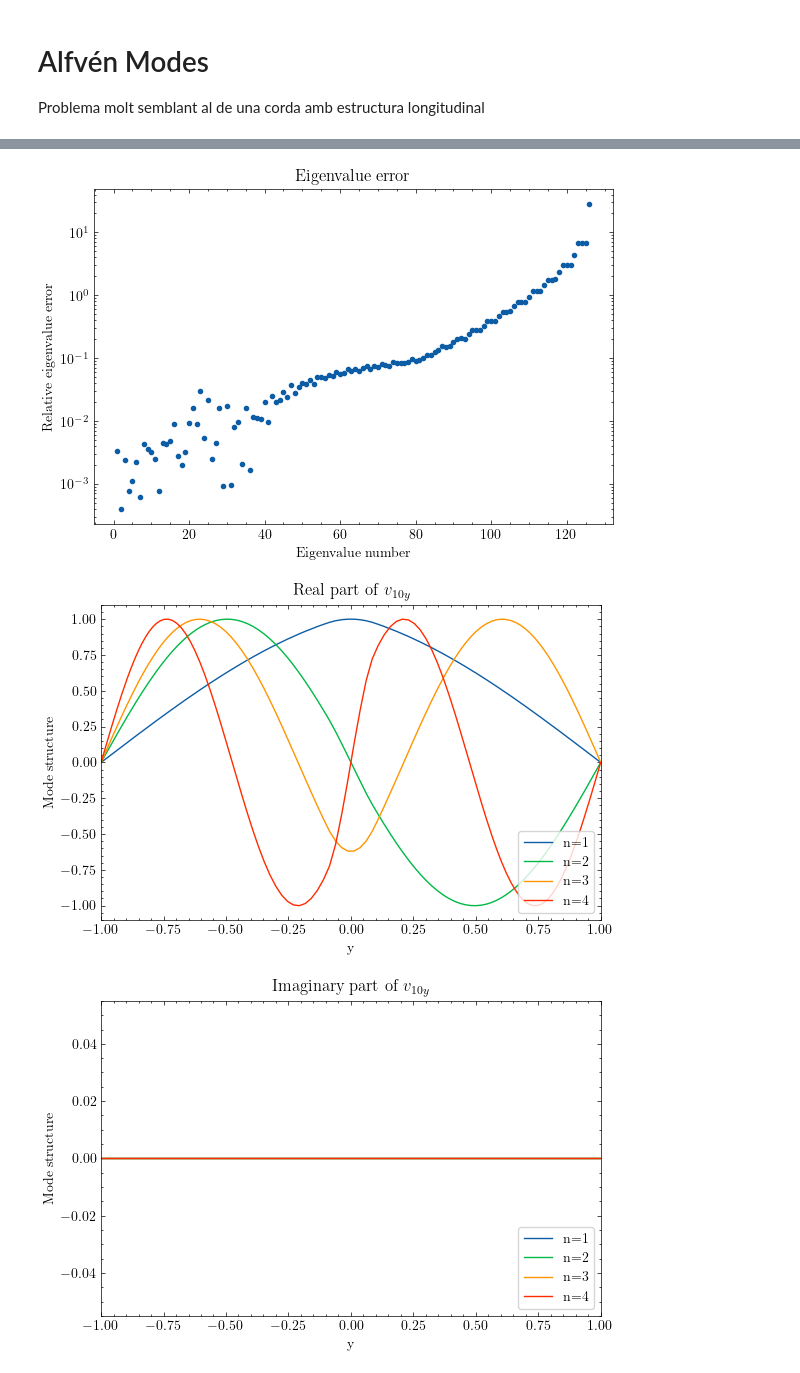
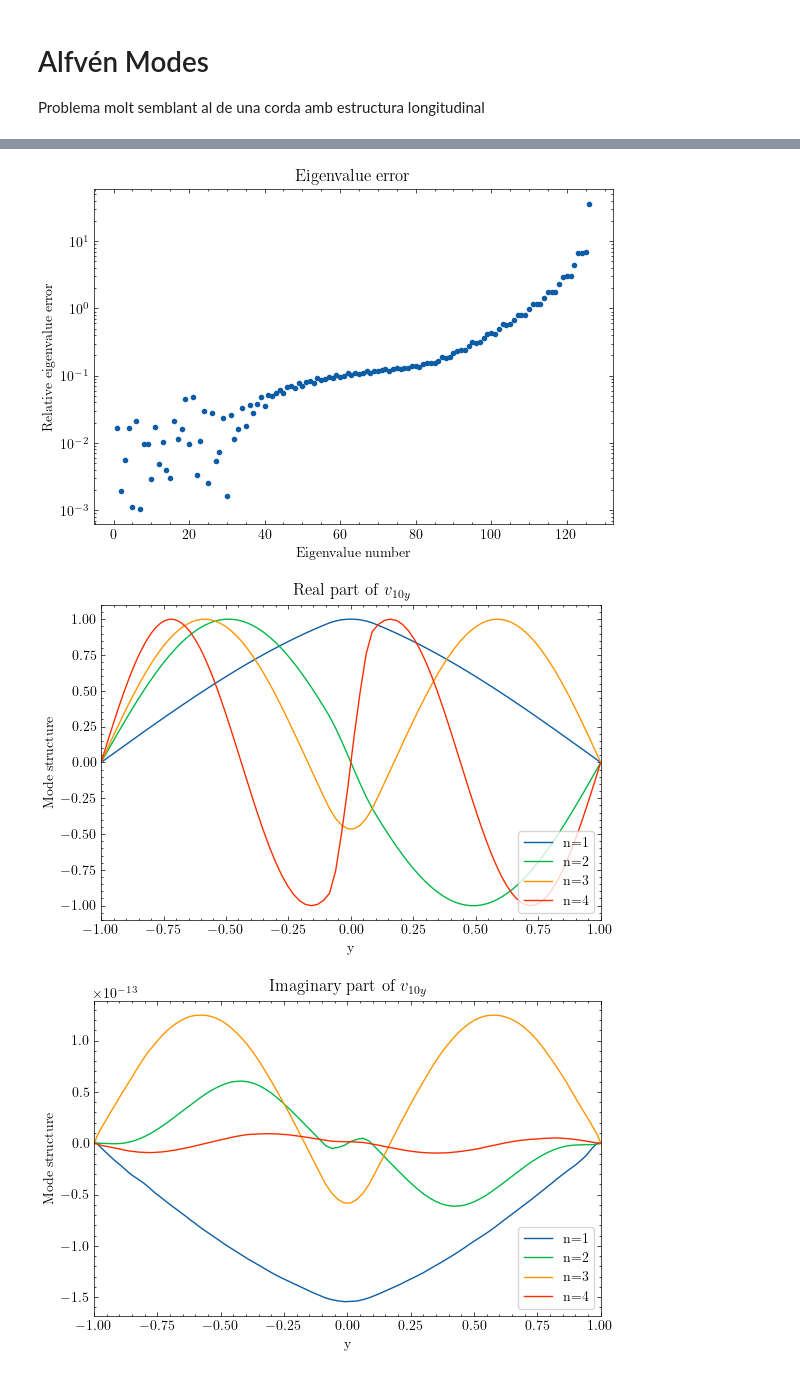
Before and after one commit to JoanRibotOliver/TFG, a Jupyter notebook: Alfvén modes.ipynb, the cells around one changed output, grey strips where cells are left out. Cells and saved outputs as stored; diff of their text form; code cells hidden in the pictures.

```diff
--- a/Alfvén modes.ipynb
+++ b/Alfvén modes.ipynb
@@ -39,7 +39,7 @@ def get_eigenvalues(Nevals):
 #         print(exact_soln.size)
         Nsol = exact_soln.size
         omega0 = omega0 + omega_step
-    print('exact_soln ', exact_soln[0:5])
+    print('exact_soln', exact_soln[0:5])
 #    print('exact_soln**2 ', exact_soln**2)
     print()
     return exact_soln
@@ -62,8 +62,8 @@ xmin = -1 # = -xmax
 xp = 0.1
 # xc ∈ [-1, -0.1], xc ∈ [0.1, 1]
 # Square of the wave velocity in the two parts of the system.
-vAp2 = 9
-vAc2 = 36
+vAp2 = 1#1 # 9
+vAc2 = 6#6 # 36
 # And the Alfvén speed too.
 # velocitat dedins menor que defora
 
@@ -114,7 +114,7 @@ vxx = dx(vx) + lift(tau_2) # Second-order reduction of the velocity in the y dir
 
 """ Problem """
 
-# 1 equacions i 1 incògnita
+# 1 equació i 1 incògnita
 problem = d3.EVP([v, tau_1, tau_2], eigenvalue=s, namespace=locals())
 
 # Problema d'ones d'Alfvén ~ corda guitarra amb densitat variable
@@ -178,10 +178,10 @@ plt.title("Eigenvalue error")
 # Plot real part of v10y
 plt.figure(figsize=(6, 4))
 x = dist.local_grid(xbasis)
-print("Eigenvalues whose eigenfunctions are plotted, real and imaginary parts")
+##print("Eigenvalues whose eigenfunctions are plotted, real and imaginary parts")
 for n, idx in enumerate(np.argsort(solver.eigenvalues)[:4], start=1):
-   if solver.eigenvalues[idx].real > 0:
-        print(f"{idx:04d}    {solver.eigenvalues[idx].real:+.2e}    {solver.eigenvalues[idx].imag:+.2e}")
+   ##if solver.eigenvalues[idx].real > 0:
+   ##     print(f"{idx:04d}    {solver.eigenvalues[idx].real:+.2e}    {solver.eigenvalues[idx].imag:+.2e}")
 
    solver.set_state(idx, solver.subsystems[0])
    vg = (v['g']).real / (v['g'][1]).real
@@ -198,11 +198,11 @@ plt.tight_layout()
 # Plot imag part of v10y
 plt.figure(figsize=(6, 4))
 x = dist.local_grid(xbasis)
-print("Eigenvalues whose eigenfunctions are plotted, real and imaginary parts")
+##print("Eigenvalues whose eigenfunctions are plotted, real and imaginary parts")
 for n, idx in enumerate(np.argsort(solver.eigenvalues)[:4], start=1):
     solver.set_state(idx, solver.subsystems[0])
-    if solver.eigenvalues[idx].real > 0:
-        print(f"{idx:04d}    {solver.eigenvalues[idx].real:+.2e}    {solver.eigenvalues[idx].imag:+.2e}")
+    ##if solver.eigenvalues[idx].real > 0:
+    ##    print(f"{idx:04d}    {solver.eigenvalues[idx].real:+.2e}    {solver.eigenvalues[idx].imag:+.2e}")
 
     # ens interessa part Im per comprovar que està bé; ha de ser nul·la
     vg = (v['g'] / v['g'][1]).real
@@ -241,4 +236,4 @@ Relative error: [0.00335004 0.00039973 0.00236399 0.00077732 0.00108962]
-[figure, old version]
+[figure, new version]
-[figure, old version]
+[figure, new version]
-[figure, old version]
+[figure, new version]
 # %%
```
Also changed, not shown: parts of 2 cells of this notebook, 2 other files.
